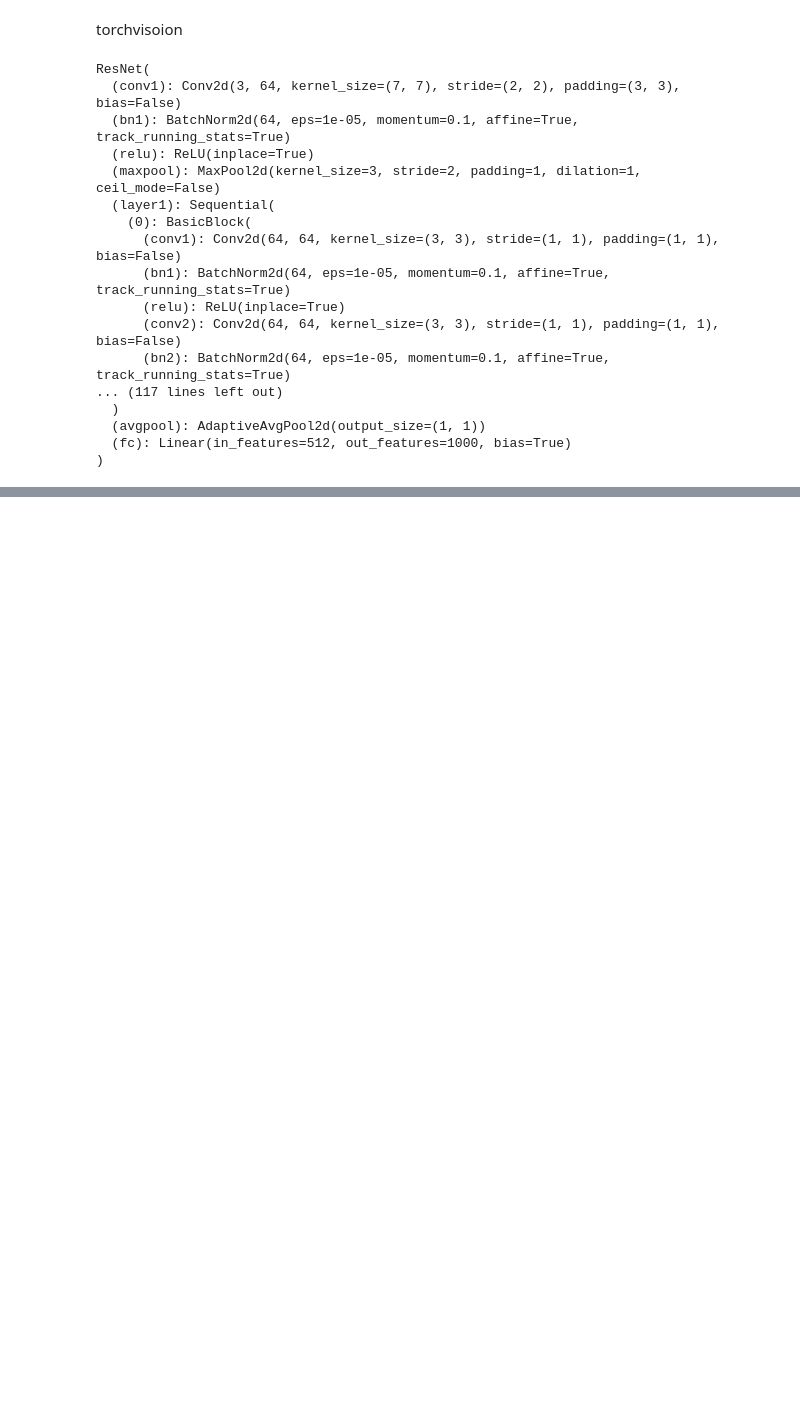
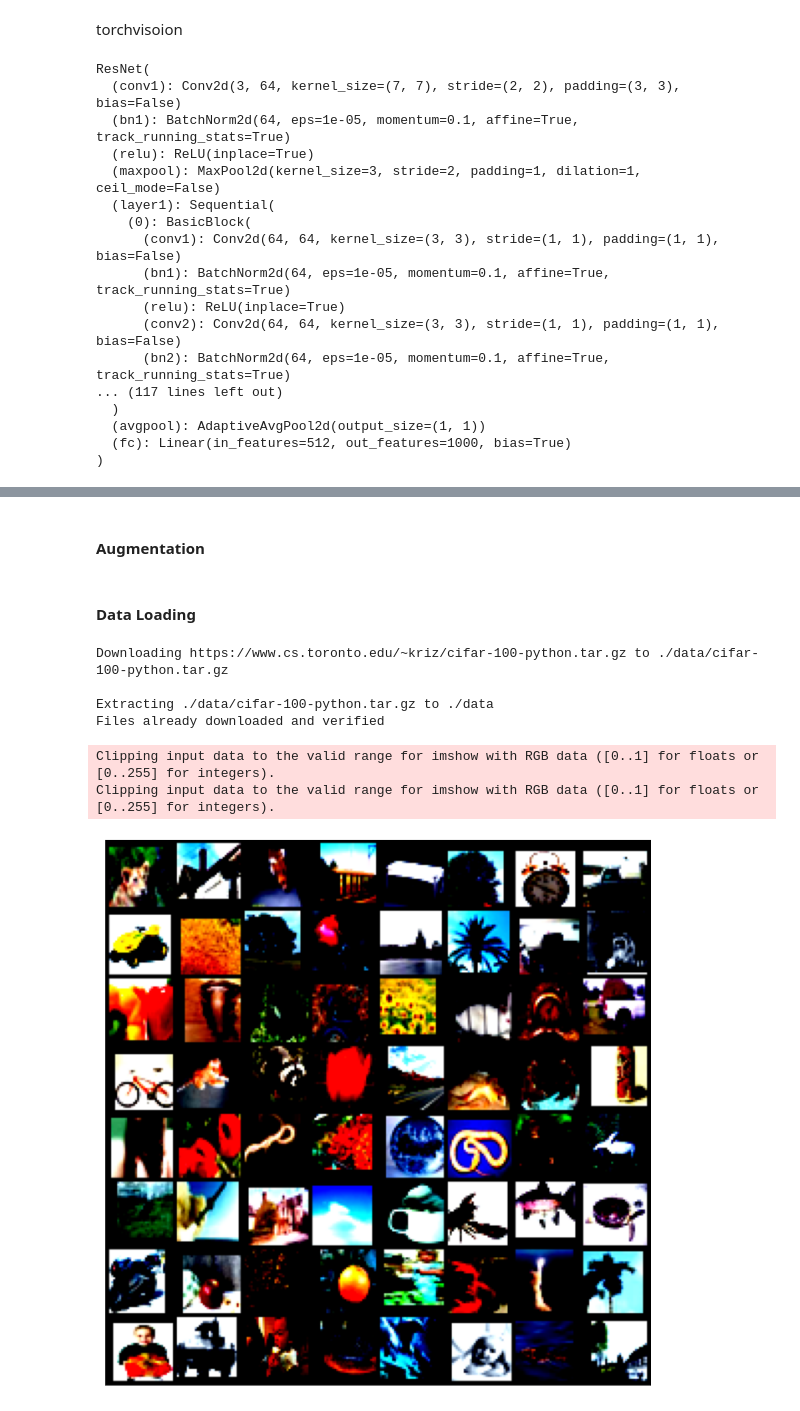
Before and after one commit to Davide-Miceli/Open-World-Recognition-in-Image-Classification, a Jupyter notebook: resnet.ipynb, the cells around one changed output, grey strips where cells are left out. Cells and saved outputs as stored; diff of their text form; code cells hidden in the pictures; blank space fills up the shorter version.

```diff
--- a/resnet.ipynb
+++ b/resnet.ipynb
@@ -354,0 +479,41 @@ ResNet(
+# %% [markdown]
+#### Augmentation
+# %%
+# Normalize training set together with augmentation
+transform_train = transforms.Compose([
+    transforms.RandomCrop(32, padding=4),
+    transforms.RandomHorizontalFlip(),
+    transforms.ToTensor(),
+    transforms.Normalize(mean=[0.507, 0.487, 0.441], std=[0.267, 0.256, 0.276])
+])
+
+# Normalize test set same as training set without augmentation
+transform_test = transforms.Compose([
+    transforms.ToTensor(),
+    transforms.Normalize(mean=[0.507, 0.487, 0.441], std=[0.267, 0.256, 0.276])
+])
+# %% [markdown]
+#### Data Loading
+# %%
+
+
+batch_size = 128
+
+trainset = torchvision.datasets.CIFAR100(root="./data",
+                                         train=True,
+                                         download=True,
+                                         transform=transform_train)
+trainloader = torch.utils.data.DataLoader(
+    trainset, batch_size=batch_size, shuffle=True, num_workers=2)
+
+testset = torchvision.datasets.CIFAR100(root="./data",
+                                        train=False,
+                                        download=True,
+                                        transform=transform_test)
+testloader = torch.utils.data.DataLoader(
+    testset, batch_size=batch_size, shuffle=False, num_workers=2)
+# %% [output]
+Downloading https://www.cs.toronto.edu/~kriz/cifar-100-python.tar.gz to ./data/cifar-100-python.tar.gz
+
+Extracting ./data/cifar-100-python.tar.gz to ./data
+Files already downloaded and verified
@@ -354,0 +539,14 @@ ResNet(
+# %%
+def show_batch(dl):
+    for images, labels in dl:
+        fig, ax = plt.subplots(figsize=(12, 12))
+        ax.set_xticks([]); ax.set_yticks([])
+        ax.imshow(make_grid(images[:64], nrow=8).permute(1, 2, 0))
+        break
+
+show_batch(trainloader)
+show_batch(testloader)
+# %% [output]
+Clipping input data to the valid range for imshow with RGB data ([0..1] for floats or [0..255] for integers).
+Clipping input data to the valid range for imshow with RGB data ([0..1] for floats or [0..255] for integers).
+[figure, added]
```
Also changed, not shown: parts of 18 cells of this notebook.
